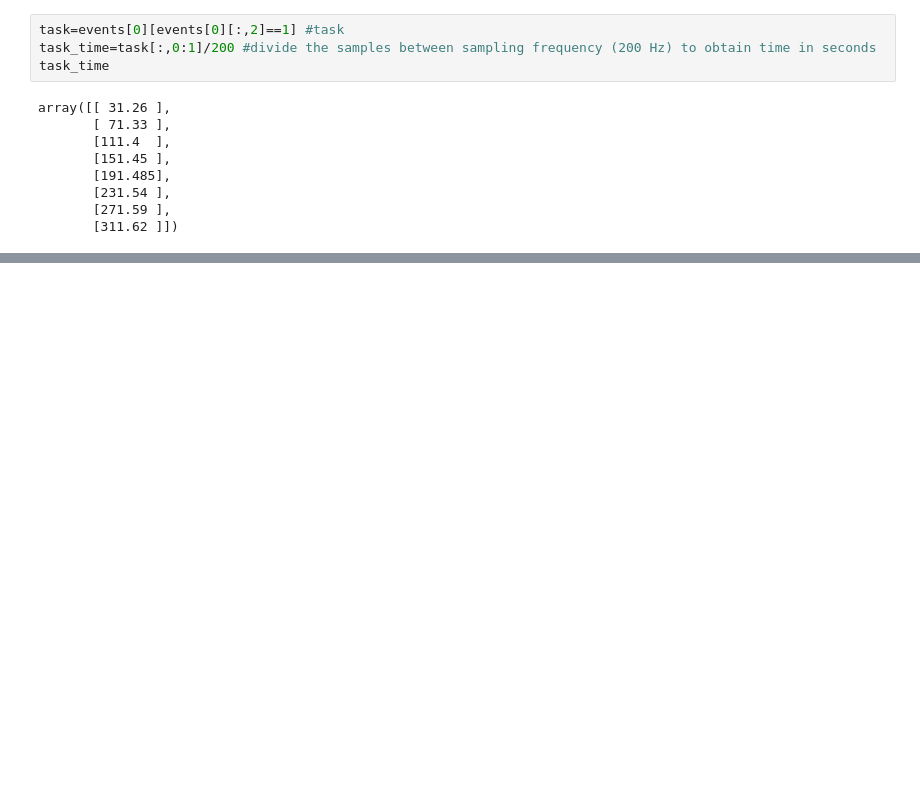
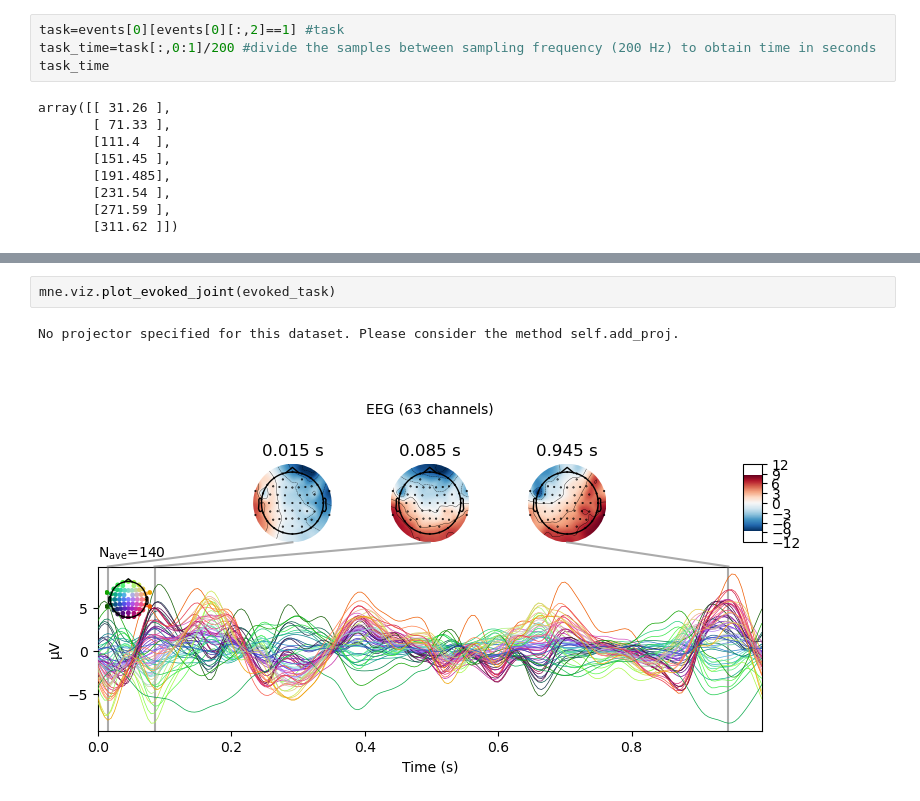
Before and after one commit to mrpotato180/final_project_neuroim, a Jupyter notebook: EEG_Analysis_Ernest_2.ipynb, the cells around one changed output, grey strips where cells are left out. Drawn from its saved outputs; the diff is of its cells as text; blank space fills up the shorter version.

```diff
--- a/EEG_Analysis_Ernest_2.ipynb
+++ b/EEG_Analysis_Ernest_2.ipynb
@@ -230,0 +265,5 @@ Applying a custom ('EEG',) reference.
+# %%
+mne.viz.plot_evoked_joint(evoked_task)
+# %% [output]
+No projector specified for this dataset. Please consider the method self.add_proj.
+[figure, added]
```
Also changed, not shown: parts of 26 cells of this notebook.
